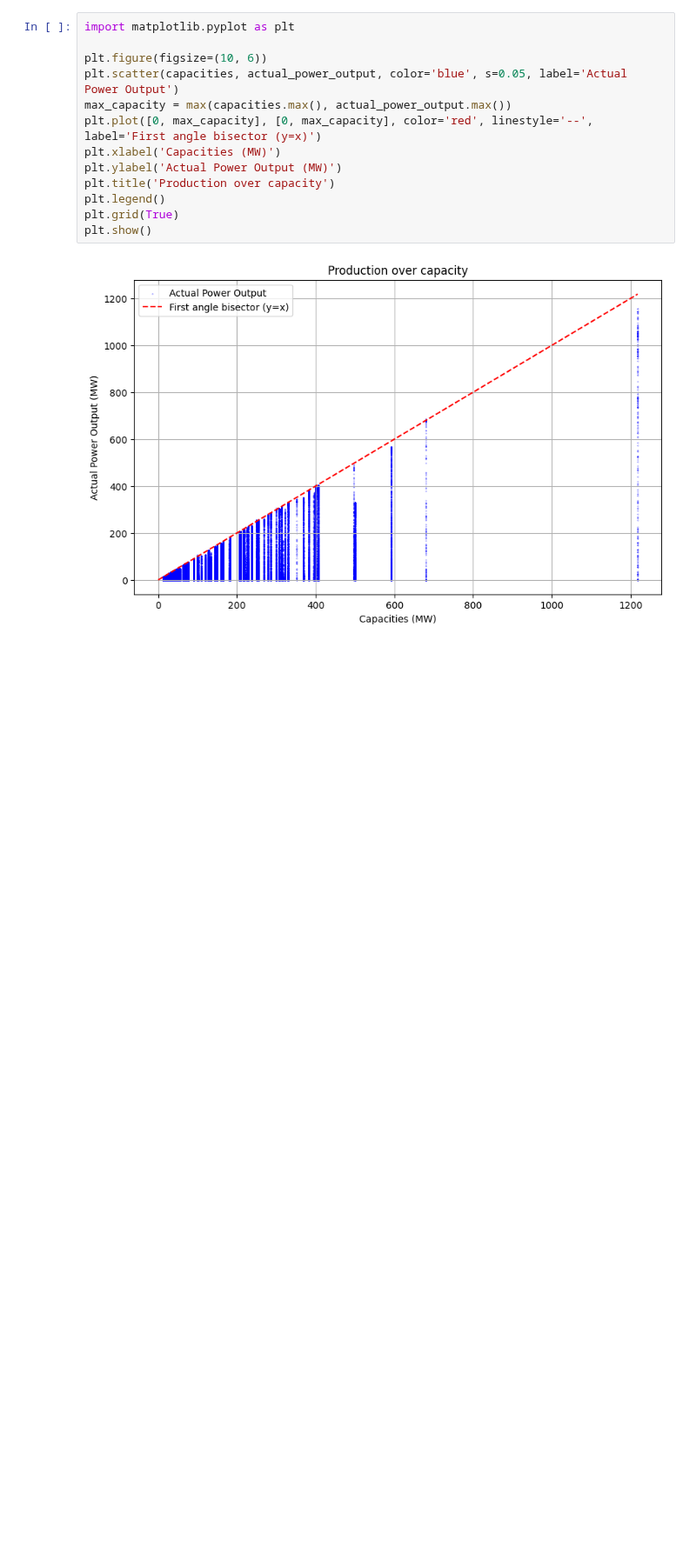
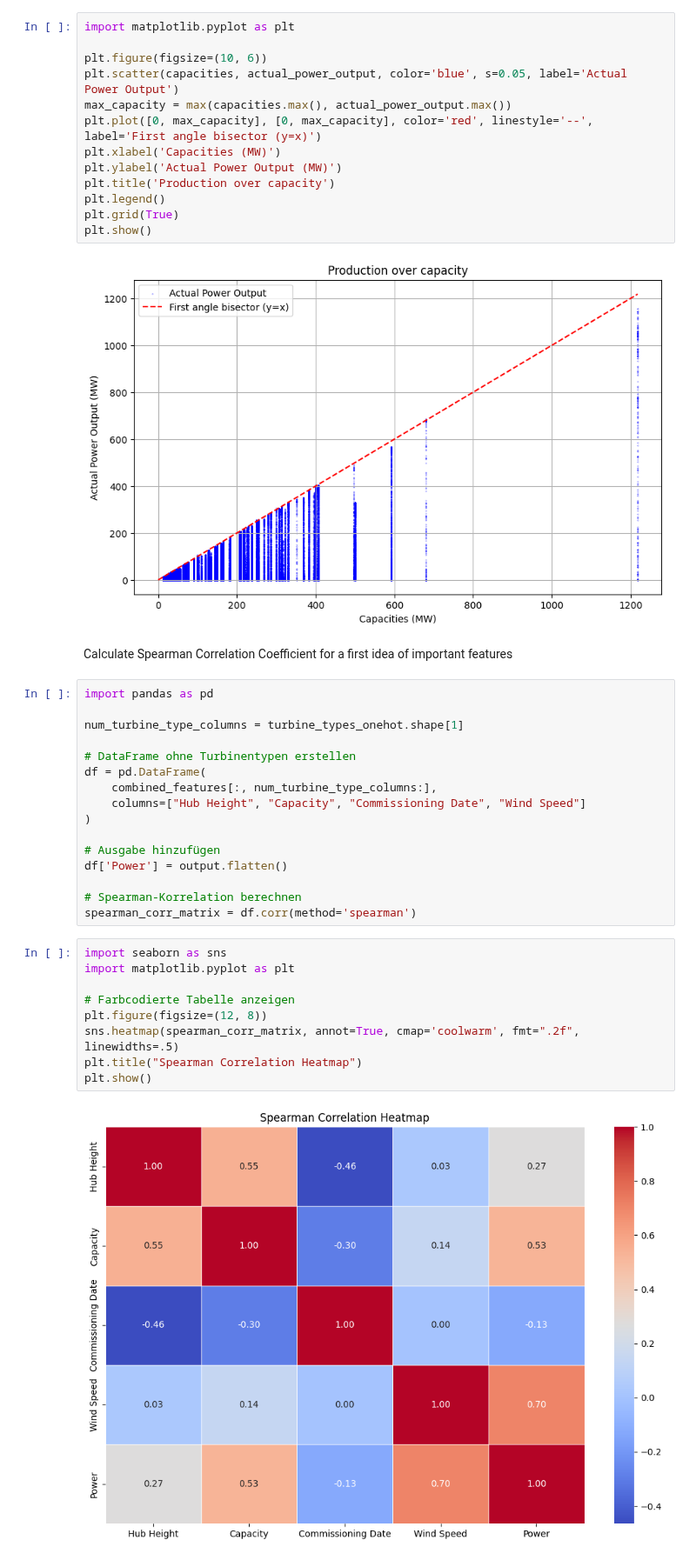
Before and after one commit to el-gif/Webapp, a Jupyter notebook: MLP.ipynb, the cells around one changed output. Shown at 87% size. Saved outputs shown, nothing was run; the diff lists cells and outputs as text; blank space fills up the shorter version.

```diff
--- a/MLP.ipynb
+++ b/MLP.ipynb
@@ -455,3 +631,32 @@ plt.grid(True)
 plt.show()
 # %% [output]
 [figure]
+# %% [markdown]
+Calculate Spearman Correlation Coefficient for a first idea of important features
+# %%
+import pandas as pd
+
+num_turbine_type_columns = turbine_types_onehot.shape[1]
+
+# DataFrame ohne Turbinentypen erstellen
+df = pd.DataFrame(
+    combined_features[:, num_turbine_type_columns:],
+    columns=["Hub Height", "Capacity", "Commissioning Date", "Wind Speed"]
+)
+
+# Ausgabe hinzufügen
+df['Power'] = output.flatten()
+
+# Spearman-Korrelation berechnen
+spearman_corr_matrix = df.corr(method='spearman')
+# %%
+import seaborn as sns
+import matplotlib.pyplot as plt
+
+# Farbcodierte Tabelle anzeigen
+plt.figure(figsize=(12, 8))
+sns.heatmap(spearman_corr_matrix, annot=True, cmap='coolwarm', fmt=".2f", linewidths=.5)
+plt.title("Spearman Correlation Heatmap")
+plt.show()
+# %% [output]
+[figure, added]
```
Also changed, not shown: parts of 8 cells of this notebook, 2 other files.
